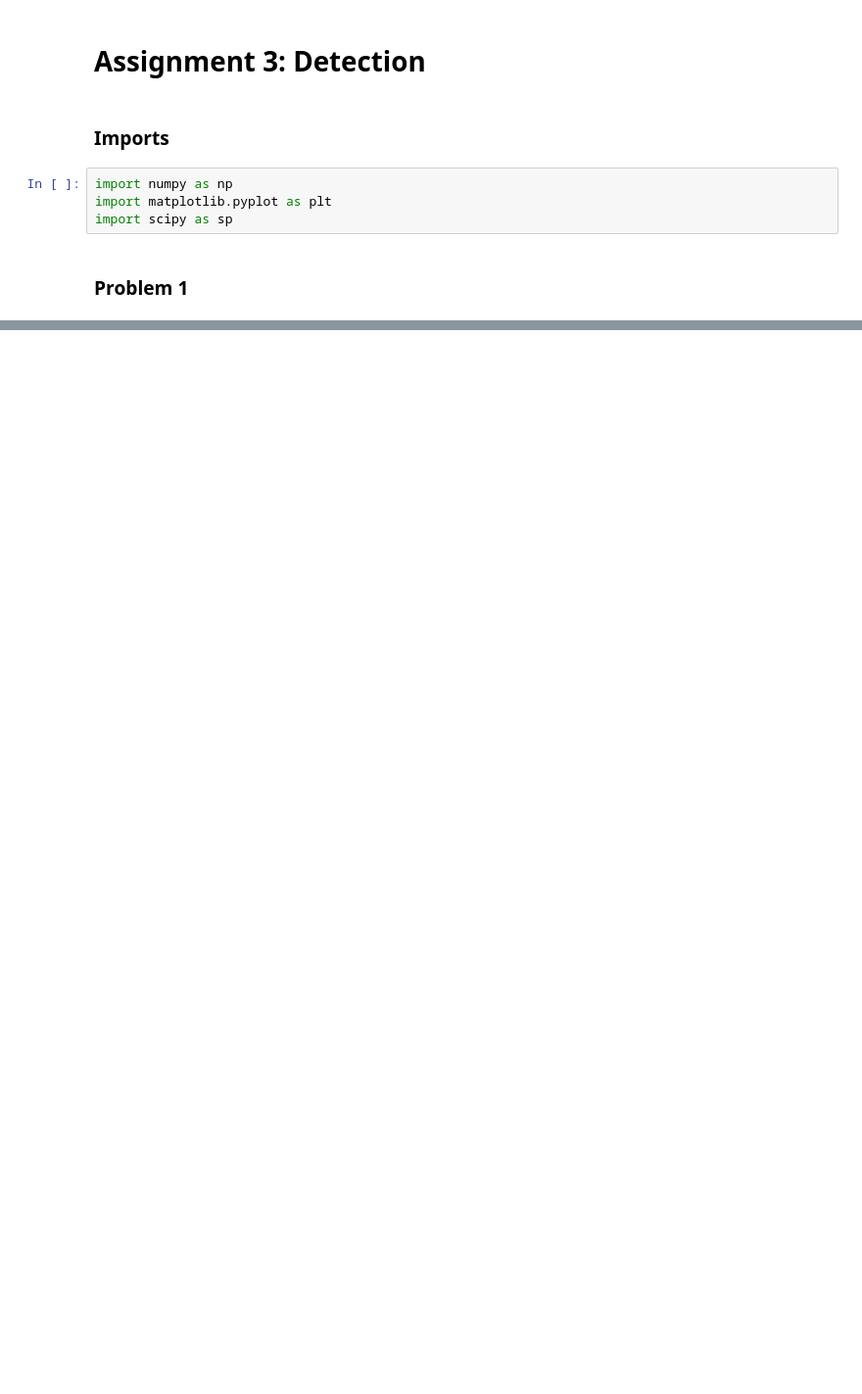
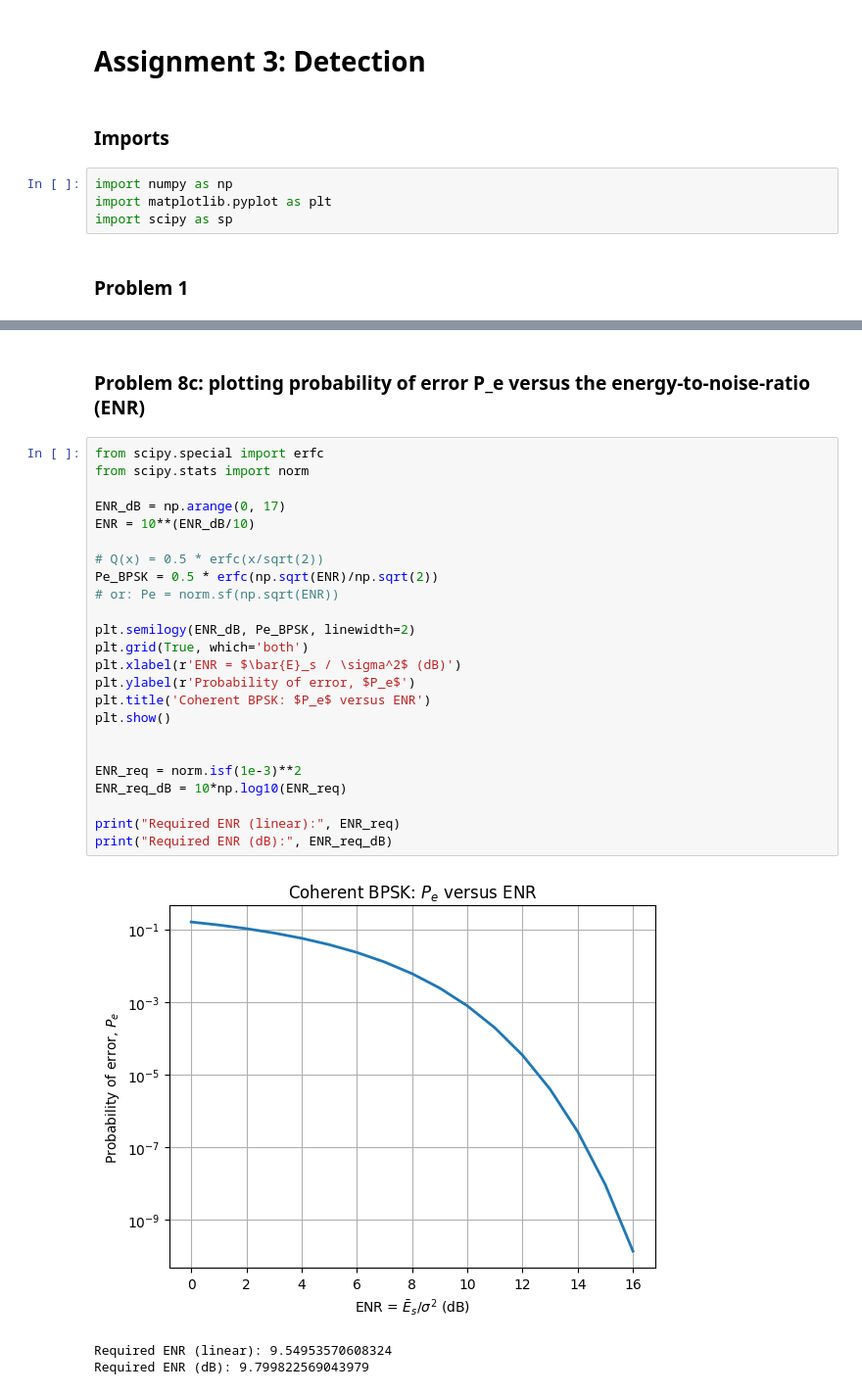
Before and after one commit to johnnynogo/TTT4275_EDC, a Jupyter notebook: assignments/assignment_3_Detection.ipynb, the cells around one changed output, grey strips where cells are left out. Shown at 98% size. Saved outputs shown, nothing was run; the diff lists cells and outputs as text; blank space fills up the shorter version.

```diff
--- a/assignments/assignment_3_Detection.ipynb
+++ b/assignments/assignment_3_Detection.ipynb
@@ -165,0 +172,30 @@ plt.show()
+# %% [markdown]
+### Problem 8c: plotting probability of error P_e versus the energy-to-noise-ratio (ENR)
+# %%
+from scipy.special import erfc
+from scipy.stats import norm
+
+ENR_dB = np.arange(0, 17)
+ENR = 10**(ENR_dB/10)
+
+# Q(x) = 0.5 * erfc(x/sqrt(2))
+Pe_BPSK = 0.5 * erfc(np.sqrt(ENR)/np.sqrt(2))
+# or: Pe = norm.sf(np.sqrt(ENR))
+
+plt.semilogy(ENR_dB, Pe_BPSK, linewidth=2)
+plt.grid(True, which='both')
+plt.xlabel(r'ENR = $\bar{E}_s / \sigma^2$ (dB)')
+plt.ylabel(r'Probability of error, $P_e$')
+plt.title('Coherent BPSK: $P_e$ versus ENR')
+plt.show()
+
+
+ENR_req = norm.isf(1e-3)**2
+ENR_req_dB = 10*np.log10(ENR_req)
+
+print("Required ENR (linear):", ENR_req)
+print("Required ENR (dB):", ENR_req_dB)
+# %% [output]
+[figure, added]
+Required ENR (linear): 9.54953570608324
+Required ENR (dB): 9.799822569043979
```
Also changed, not shown: parts of 5 cells of this notebook.
